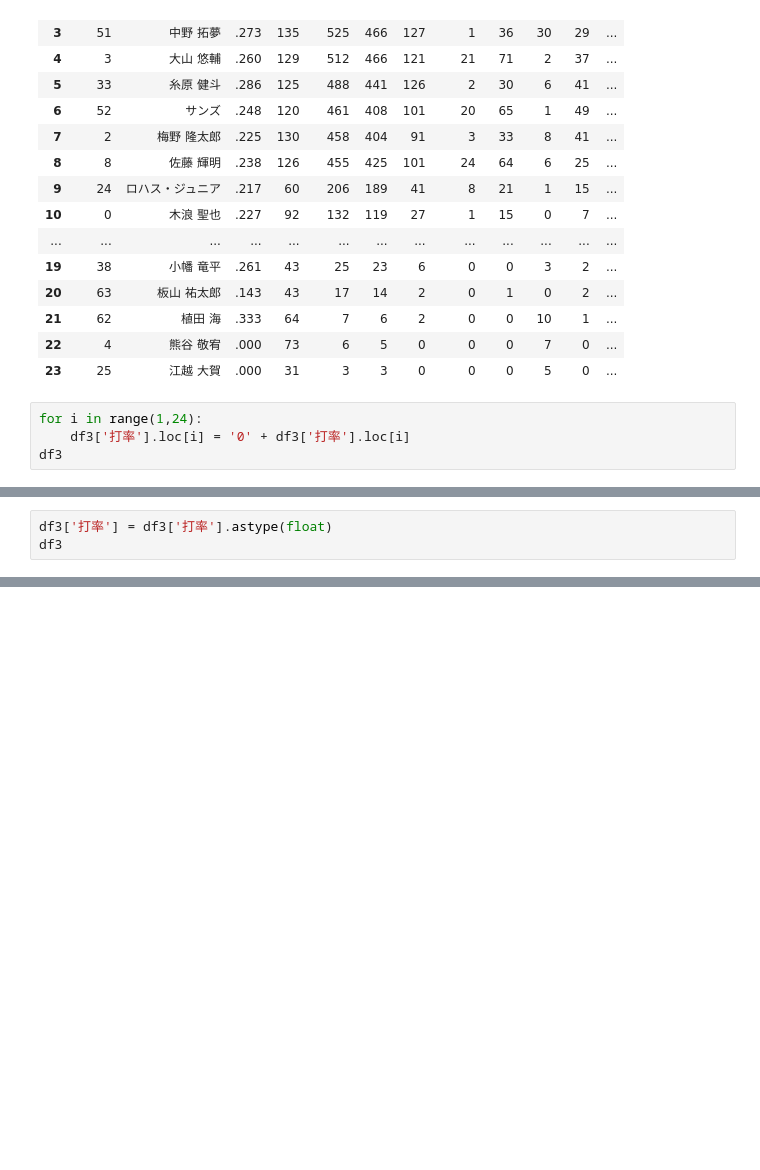
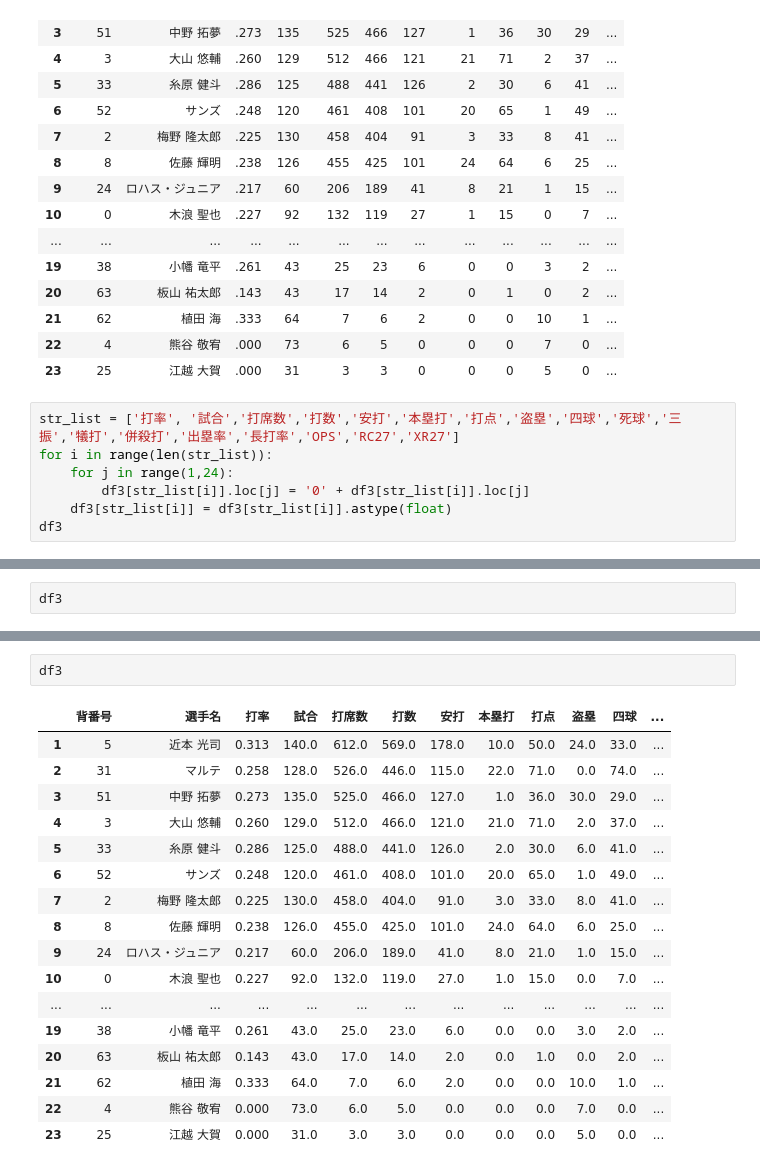
Before and after one commit to runrun0704/baseball_ai, a Jupyter notebook: scraping/hitter_21/hitter_21_edit.ipynb, the cells around one changed output, grey strips where cells are left out. Cells and saved outputs as stored; diff of their text form; blank space fills up the shorter version.

```diff
--- a/scraping/hitter_21/hitter_21_edit.ipynb
+++ b/scraping/hitter_21/hitter_21_edit.ipynb
@@ -60,7 +60,10 @@ df3
 | 22 | 4 | 熊谷 敬宥 | .000 | 73 | 6 | 5 | 0 | 0 | 0 | 7 | 0 | ... |
 | 23 | 25 | 江越 大賀 | .000 | 31 | 3 | 3 | 0 | 0 | 0 | 5 | 0 | ... |
 # %%
-for i in range(1,24):
-    df3['打率'].loc[i] = '0' + df3['打率'].loc[i]
+str_list = ['打率', '試合','打席数','打数','安打','本塁打','打点','盗塁','四球','死球','三振','犠打','併殺打','出塁率','長打率','OPS','RC27','XR27']
+for i in range(len(str_list)):
+    for j in range(1,24):
+        df3[str_list[i]].loc[j] = '0' + df3[str_list[i]].loc[j]
+    df3[str_list[i]] = df3[str_list[i]].astype(float)
 df3
 # %% [output]
@@ -84,5 +91,4 @@ df3
 # %%
-df3['打率'] = df3['打率'].astype(float)
 df3
 # %% [output]
 |  | 背番号 | 選手名 | 打率 | 試合 | 打席数 | 打数 | 安打 | 本塁打 | 打点 | 盗塁 | 四球 | ... |
@@ -167,0 +752,20 @@ Name: 選手名, dtype: object
+# %%
+df3
+# %% [output]
+|  | 背番号 | 選手名 | 打率 | 試合 | 打席数 | 打数 | 安打 | 本塁打 | 打点 | 盗塁 | 四球 | ... |
+| 1 | 5 | 近本 光司 | 0.313 | 140.0 | 612.0 | 569.0 | 178.0 | 10.0 | 50.0 | 24.0 | 33.0 | ... |
+| 2 | 31 | マルテ | 0.258 | 128.0 | 526.0 | 446.0 | 115.0 | 22.0 | 71.0 | 0.0 | 74.0 | ... |
+| 3 | 51 | 中野 拓夢 | 0.273 | 135.0 | 525.0 | 466.0 | 127.0 | 1.0 | 36.0 | 30.0 | 29.0 | ... |
+| 4 | 3 | 大山 悠輔 | 0.260 | 129.0 | 512.0 | 466.0 | 121.0 | 21.0 | 71.0 | 2.0 | 37.0 | ... |
+| 5 | 33 | 糸原 健斗 | 0.286 | 125.0 | 488.0 | 441.0 | 126.0 | 2.0 | 30.0 | 6.0 | 41.0 | ... |
+| 6 | 52 | サンズ | 0.248 | 120.0 | 461.0 | 408.0 | 101.0 | 20.0 | 65.0 | 1.0 | 49.0 | ... |
+| 7 | 2 | 梅野 隆太郎 | 0.225 | 130.0 | 458.0 | 404.0 | 91.0 | 3.0 | 33.0 | 8.0 | 41.0 | ... |
+| 8 | 8 | 佐藤 輝明 | 0.238 | 126.0 | 455.0 | 425.0 | 101.0 | 24.0 | 64.0 | 6.0 | 25.0 | ... |
+| 9 | 24 | ロハス・ジュニア | 0.217 | 60.0 | 206.0 | 189.0 | 41.0 | 8.0 | 21.0 | 1.0 | 15.0 | ... |
+| 10 | 0 | 木浪 聖也 | 0.227 | 92.0 | 132.0 | 119.0 | 27.0 | 1.0 | 15.0 | 0.0 | 7.0 | ... |
+| ... | ... | ... | ... | ... | ... | ... | ... | ... | ... | ... | ... | ... |
+| 19 | 38 | 小幡 竜平 | 0.261 | 43.0 | 25.0 | 23.0 | 6.0 | 0.0 | 0.0 | 3.0 | 2.0 | ... |
+| 20 | 63 | 板山 祐太郎 | 0.143 | 43.0 | 17.0 | 14.0 | 2.0 | 0.0 | 1.0 | 0.0 | 2.0 | ... |
+| 21 | 62 | 植田 海 | 0.333 | 64.0 | 7.0 | 6.0 | 2.0 | 0.0 | 0.0 | 10.0 | 1.0 | ... |
+| 22 | 4 | 熊谷 敬宥 | 0.000 | 73.0 | 6.0 | 5.0 | 0.0 | 0.0 | 0.0 | 7.0 | 0.0 | ... |
+| 23 | 25 | 江越 大賀 | 0.000 | 31.0 | 3.0 | 3.0 | 0.0 | 0.0 | 0.0 | 5.0 | 0.0 | ... |
```
Also changed, not shown: parts of 23 cells of this notebook, 1 other file.
